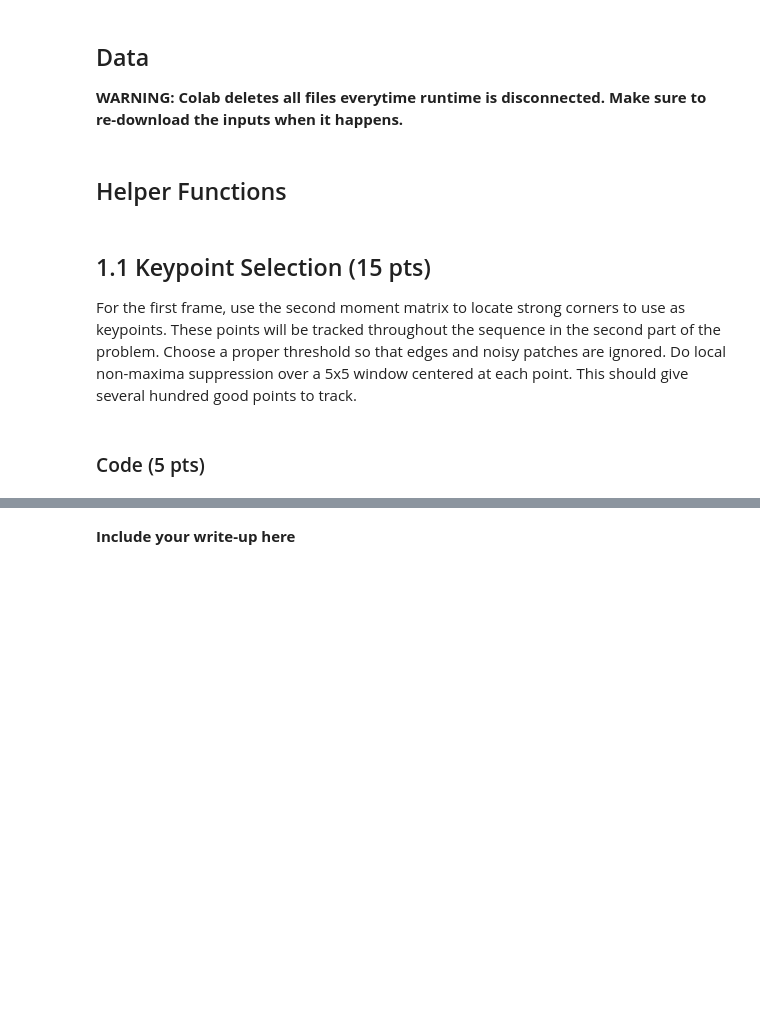
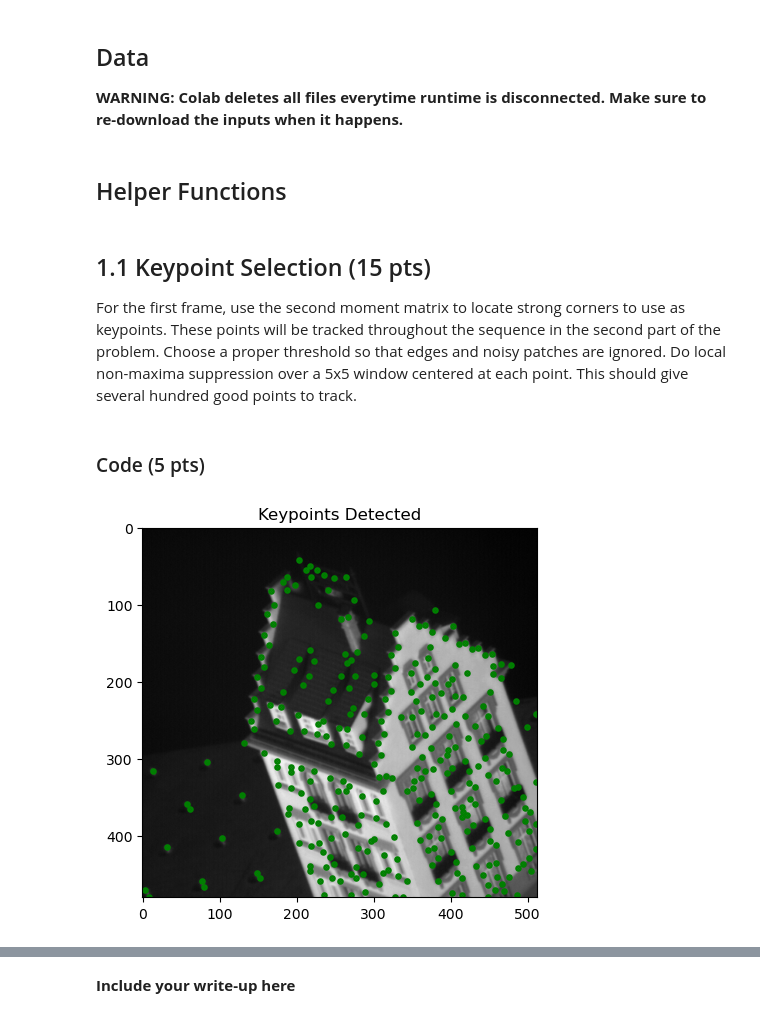
Before and after one commit to SmashedPython/ComputerVisonCMSC426, a Jupyter notebook: CornerDetectionFeatureTracking .ipynb, the cells around one changed output, grey strips where cells are left out. Saved outputs shown, nothing was run; the diff lists cells and outputs as text; code cells hidden in the pictures; blank space fills up the shorter version.

```diff
--- a/CornerDetectionFeatureTracking .ipynb
+++ b/CornerDetectionFeatureTracking .ipynb
@@ -54,8 +40,15 @@ def readImages(folder, num_images):
     arr_images.append(cv2.imread(f'{folder}hotel.seq{i}.png'))
   return np.array(arr_images, dtype=np.float32)
 
+def normalize(image):
+    """
+    normalize an image so it wouldn't overflow
+    """
+    return (image - np.min(image)) / np.max((image - np.min(image)))
+
+
 # read all 51 sequences of images
-folder = '/content/part1_images/'
+folder = 'part1_images/'
 im = readImages(folder, 51)
 # %% [markdown]
 ## 1.1 Keypoint Selection (15 pts)
@@ -68,39 +61,81 @@ This should give several hundred good points to track.
 # %%
 def getKeypoints(img, tau):
   '''
   Detecting keypoints using Harris corner criterion
 
   Parameters:
     img: input image
     tau: threshold
 
   Steps:
   1. Convert to grayscale
   2. Smooth image
   3. Compute image gradients
   4. Create structure tensor M
   5. Compute corner response f
   6. Non-maximum suppression
       - Hint: might need to use ndimage.maximum_filter and .nonzero() along the way
 
   Output:
     keypoints : (N,2) array of [x,y] keypoints
   '''
   window_size = 7
 
   # Steps 1-5
-  # YOUR CODE HERE
+  img = cv2.cvtColor(img, cv2.COLOR_BGR2GRAY)
+  img = cv2.GaussianBlur(img, (5,5), 0)
+
+  # Compute image gradients
+  x = cv2.Sobel(img, cv2.CV_64F, 1, 0, ksize=3)
+
+  # plt.imshow(normalize(x), cmap='gray')
+  # plt.title('x gradient')
+  # plt.show()
+
+  y = cv2.Sobel(img, cv2.CV_64F, 0, 1, ksize=3)
+
+  # plt.imshow(normalize(y), cmap='gray')
+  # plt.title('y gradient')
+  # plt.show()
+
+
+  # Create structure tensor M
+  xx = x**2
+  xy = x*y
+  yy = y**2
+
+  Sxx = cv2.GaussianBlur(ndimage.gaussian_filter(xx, sigma=3), (3,3), 3)
+  Sxy = cv2.GaussianBlur(ndimage.gaussian_filter(xy, sigma=3), (3,3), 3)
+  Syy = cv2.GaussianBlur(ndimage.gaussian_filter(yy, sigma=3), (3,3), 3)
+
+  #Compute corner response f
+  detM = (Sxx * Syy) - (Sxy**2)
+  traceM = Sxx + Syy
+  responses = detM - 0.1* (traceM**2)  # Harris corner measure
+
+  # plt.imshow(responses, cmap='gray')
+  # plt.title('y gradient')
+  # plt.show()
 
   # Step 6: Non-maximum suppression
-  nms_window_size = 5
-  # YOUR CODE HERE
+  max_filter = ndimage.maximum_filter(responses, size=5)
+  keypoints = np.array((responses == max_filter) & (responses > tau)).nonzero()
+
+  keypoints = np.array(keypoints).T
+
+  return keypoints, responses
 
 # compute keypoints in the first sequence
-tau = 0.06
-key_pts = getKeypoints(im[0], tau)
+tau = 100
+key_pts, responses = getKeypoints(im[0], tau)
 
 # add plots for the write-up
-# YOUR CODE HERE
+plt.imshow(normalize(im[0]), cmap='gray')
+plt.scatter(key_pts[:, 1], key_pts[:, 0], color='g', s=3, linewidths=3)
+plt.title('Keypoints Detected')
+plt.show()
+# %% [output]
+[figure, added]
 # %% [markdown]
 ### Write-up (10 pts)
 
```
Also changed, not shown: parts of 7 cells of this notebook, 10 other files.
